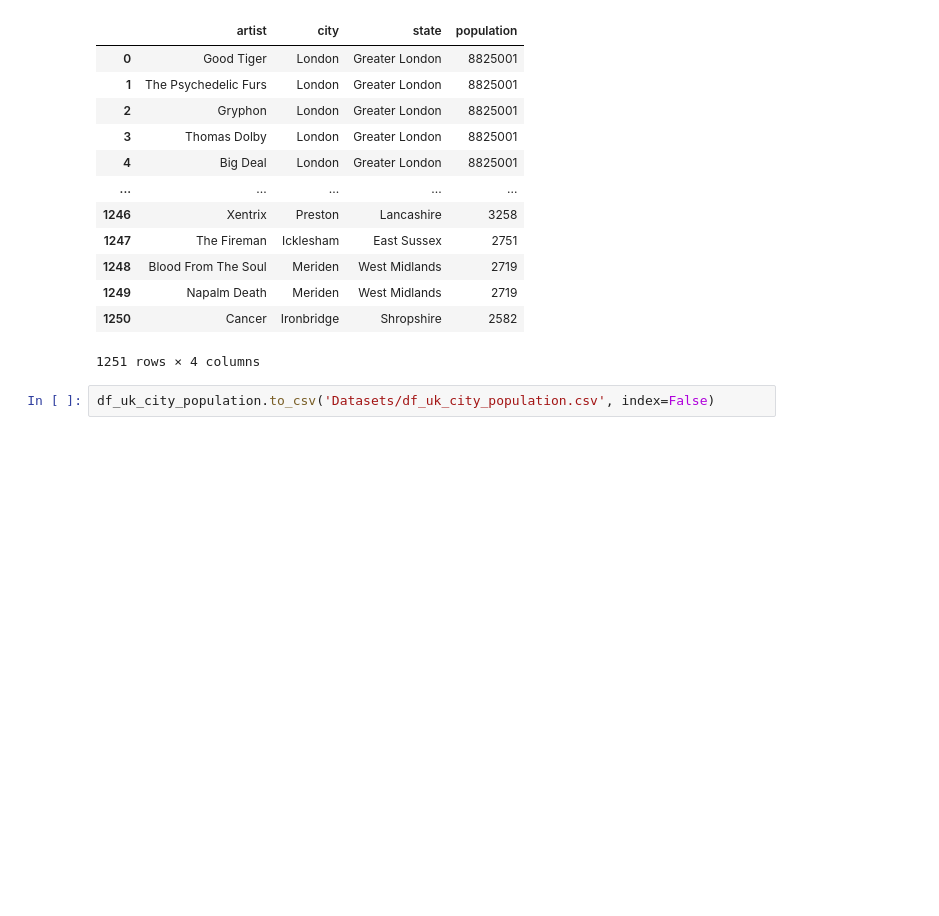
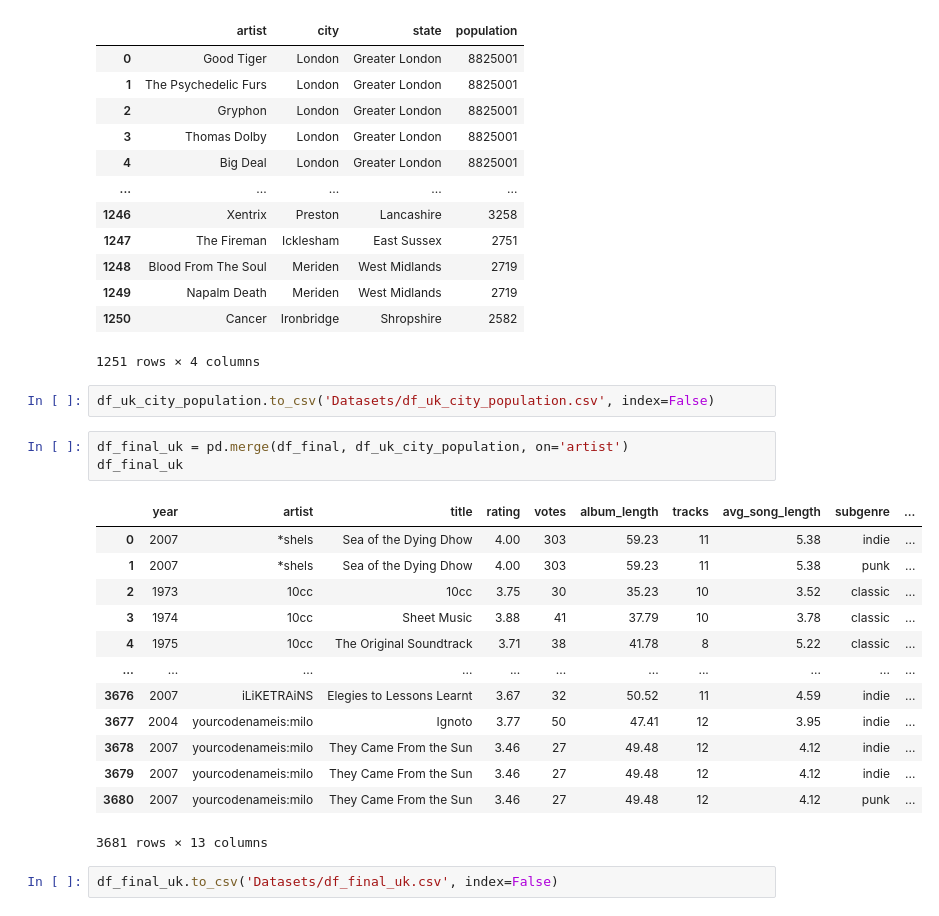
Before and after one commit to arnauog/what_the_rock, a Jupyter notebook: geopy_origins.ipynb, the cells around one changed output. Saved outputs shown, nothing was run; the diff lists cells and outputs as text; blank space fills up the shorter version.

```diff
--- a/geopy_origins.ipynb
+++ b/geopy_origins.ipynb
@@ -2278,3 +2281,22 @@ df_uk_city_population
 1251 rows × 4 columns
 # %%
 df_uk_city_population.to_csv('Datasets/df_uk_city_population.csv', index=False)
+# %%
+df_final_uk = pd.merge(df_final, df_uk_city_population, on='artist')
+df_final_uk
+# %% [output]
+|  | year | artist | title | rating | votes | album_length | tracks | avg_song_length | subgenre | ... |
+| 0 | 2007 | *shels | Sea of the Dying Dhow | 4.00 | 303 | 59.23 | 11 | 5.38 | indie | ... |
+| 1 | 2007 | *shels | Sea of the Dying Dhow | 4.00 | 303 | 59.23 | 11 | 5.38 | punk | ... |
+| 2 | 1973 | 10cc | 10cc | 3.75 | 30 | 35.23 | 10 | 3.52 | classic | ... |
+| 3 | 1974 | 10cc | Sheet Music | 3.88 | 41 | 37.79 | 10 | 3.78 | classic | ... |
+| 4 | 1975 | 10cc | The Original Soundtrack | 3.71 | 38 | 41.78 | 8 | 5.22 | classic | ... |
+| ... | ... | ... | ... | ... | ... | ... | ... | ... | ... | ... |
+| 3676 | 2007 | iLiKETRAiNS | Elegies to Lessons Learnt | 3.67 | 32 | 50.52 | 11 | 4.59 | indie | ... |
+| 3677 | 2004 | yourcodenameis:milo | Ignoto | 3.77 | 50 | 47.41 | 12 | 3.95 | indie | ... |
+| 3678 | 2007 | yourcodenameis:milo | They Came From the Sun | 3.46 | 27 | 49.48 | 12 | 4.12 | indie | ... |
+| 3679 | 2007 | yourcodenameis:milo | They Came From the Sun | 3.46 | 27 | 49.48 | 12 | 4.12 | indie | ... |
+| 3680 | 2007 | yourcodenameis:milo | They Came From the Sun | 3.46 | 27 | 49.48 | 12 | 4.12 | punk | ... |
+3681 rows × 13 columns
+# %%
+df_final_uk.to_csv('Datasets/df_final_uk.csv', index=False)
```
Also changed, not shown: parts of 45 cells of this notebook, 30 other files.
